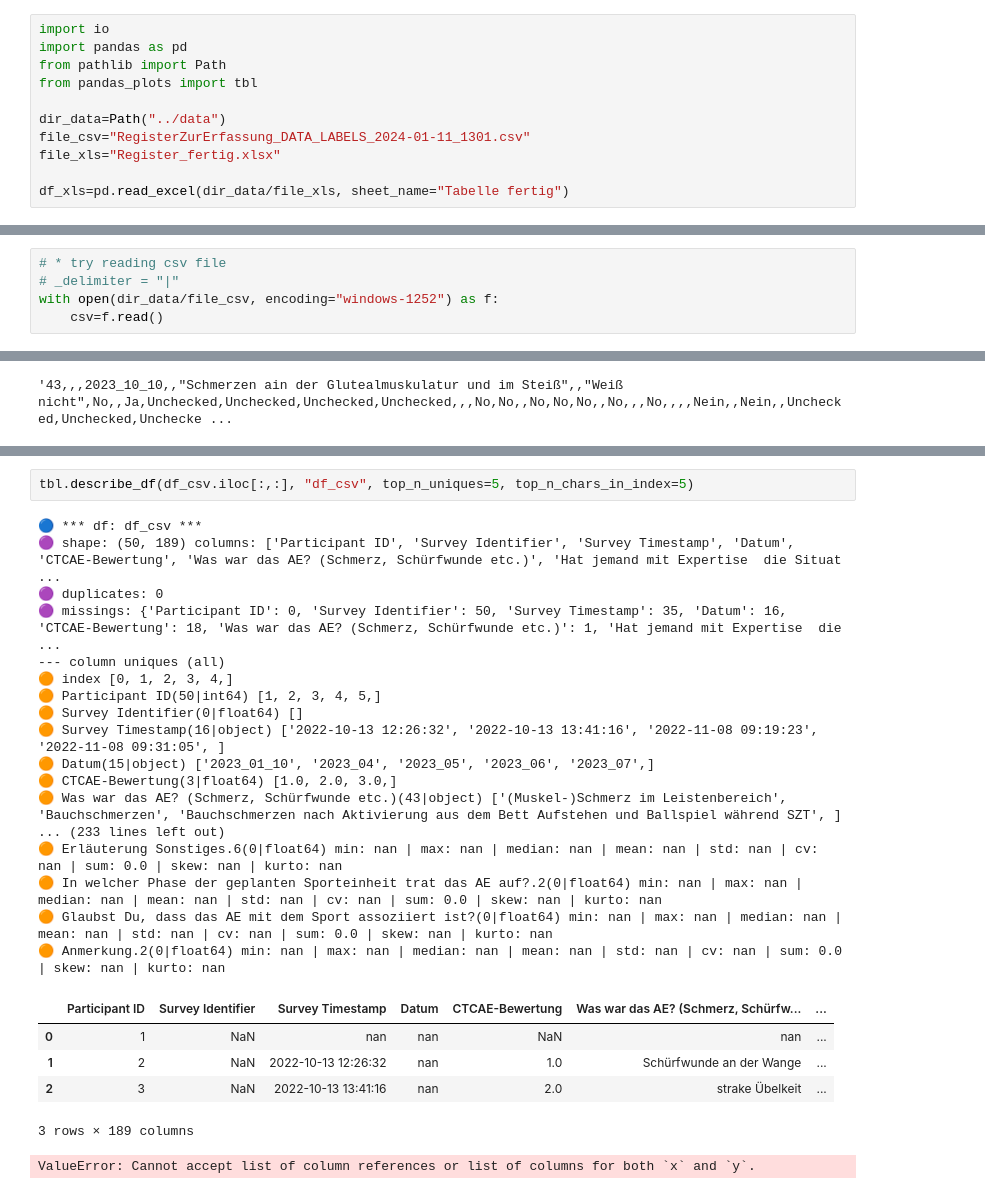
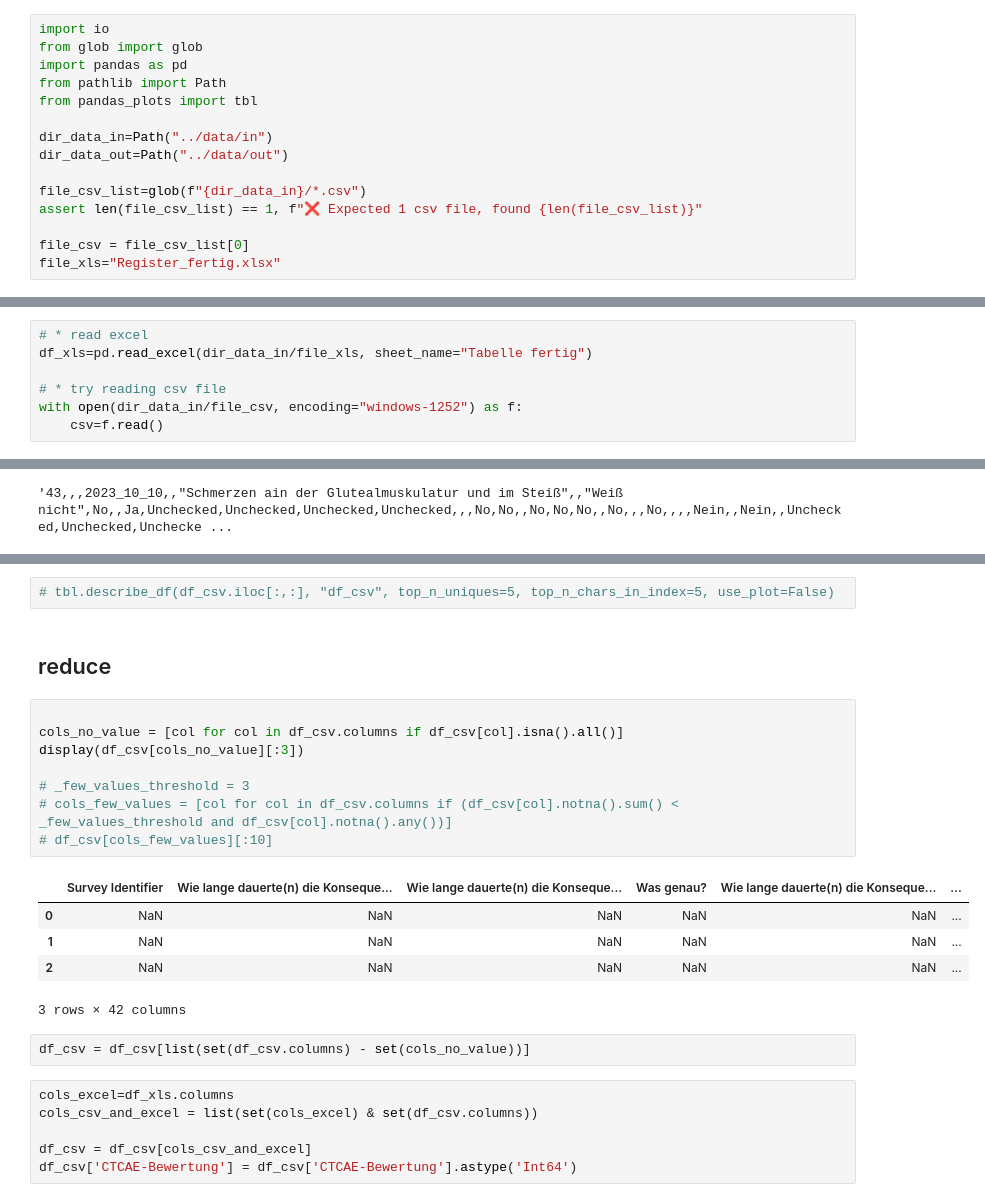
Before and after one commit to smeisegeier/sport-adverse-events, a Jupyter notebook: src/main.ipynb, the cells around one changed output, grey strips where cells are left out. Saved outputs shown, nothing was run; the diff lists cells and outputs as text.

```diff
--- a/src/main.ipynb
+++ b/src/main.ipynb
@@ -1,11 +5,15 @@
 # %%
 import io
+from glob import glob
 import pandas as pd
 from pathlib import Path
 from pandas_plots import tbl
 
-dir_data=Path("../data")
-file_csv="RegisterZurErfassung_DATA_LABELS_2024-01-11_1301.csv"
+dir_data_in=Path("../data/in")
+dir_data_out=Path("../data/out")
+
+file_csv_list=glob(f"{dir_data_in}/*.csv")
+assert len(file_csv_list) == 1, f"❌ Expected 1 csv file, found {len(file_csv_list)}"
+
+file_csv = file_csv_list[0]
 file_xls="Register_fertig.xlsx"
-
-df_xls=pd.read_excel(dir_data/file_xls, sheet_name="Tabelle fertig")
@@ -12,7 +22,9 @@ df_xls=pd.read_excel(dir_data/file_xls, sheet_name="Tabelle fertig")
 # %%
+# * read excel
+df_xls=pd.read_excel(dir_data_in/file_xls, sheet_name="Tabelle fertig")
+
 # * try reading csv file
-# _delimiter = "|"
-with open(dir_data/file_csv, encoding="windows-1252") as f:
+with open(dir_data_in/file_csv, encoding="windows-1252") as f:
     csv=f.read()
 # %%
 # Replace commas inside double quotes with semicolons
@@ -119,26 +94,26 @@ df_csv
 # %%
-tbl.describe_df(df_csv.iloc[:,:], "df_csv", top_n_uniques=5, top_n_chars_in_index=5)
+# tbl.describe_df(df_csv.iloc[:,:], "df_csv", top_n_uniques=5, top_n_chars_in_index=5, use_plot=False)
-# %% [output]
-🔵 *** df: df_csv ***
-🟣 shape: (50, 189) columns: ['Participant ID', 'Survey Identifier', 'Survey Timestamp', 'Datum', 'CTCAE-Bewertung', 'Was war das AE? (Schmerz, Schürfwunde etc.)', 'Hat jemand mit Expertise  die Situat ...
-🟣 duplicates: 0
-🟣 missings: {'Participant ID': 0, 'Survey Identifier': 50, 'Survey Timestamp': 35, 'Datum': 16, 'CTCAE-Bewertung': 18, 'Was war das AE? (Schmerz, Schürfwunde etc.)': 1, 'Hat jemand mit Expertise  die  ...
---- column uniques (all)
-🟠 index [0, 1, 2, 3, 4,]
-🟠 Participant ID(50|int64) [1, 2, 3, 4, 5,]
-🟠 Survey Identifier(0|float64) []
-🟠 Survey Timestamp(16|object) ['2022-10-13 12:26:32', '2022-10-13 13:41:16', '2022-11-08 09:19:23', '2022-11-08 09:31:05', ]
-🟠 Datum(15|object) ['2023_01_10', '2023_04', '2023_05', '2023_06', '2023_07',]
-🟠 CTCAE-Bewertung(3|float64) [1.0, 2.0, 3.0,]
-🟠 Was war das AE? (Schmerz, Schürfwunde etc.)(43|object) ['(Muskel-)Schmerz im Leistenbereich', 'Bauchschmerzen', 'Bauchschmerzen nach Aktivierung aus dem Bett Aufstehen und Ballspiel während SZT', ]
-... (233 lines left out)
-🟠 Erläuterung Sonstiges.6(0|float64) min: nan | max: nan | median: nan | mean: nan | std: nan | cv: nan | sum: 0.0 | skew: nan | kurto: nan
-🟠 In welcher Phase der geplanten Sporteinheit trat das AE auf?.2(0|float64) min: nan | max: nan | median: nan | mean: nan | std: nan | cv: nan | sum: 0.0 | skew: nan | kurto: nan
-🟠 Glaubst Du, dass das AE mit dem Sport assoziiert ist?(0|float64) min: nan | max: nan | median: nan | mean: nan | std: nan | cv: nan | sum: 0.0 | skew: nan | kurto: nan
-🟠 Anmerkung.2(0|float64) min: nan | max: nan | median: nan | mean: nan | std: nan | cv: nan | sum: 0.0 | skew: nan | kurto: nan
-|  | Participant ID | Survey Identifier | Survey Timestamp | Datum | CTCAE-Bewertung | Was war das AE? (Schmerz, Schürfw... | ... |
-| 0 | 1 | NaN | nan | nan | NaN | nan | ... |
-| 1 | 2 | NaN | 2022-10-13 12:26:32 | nan | 1.0 | Schürfwunde an der Wange | ... |
-| 2 | 3 | NaN | 2022-10-13 13:41:16 | nan | 2.0 | strake Übelkeit | ... |
-3 rows × 189 columns
-ValueError: Cannot accept list of column references or list of columns for both `x` and `y`.
+# %% [markdown]
+## reduce
+# %%
+
+cols_no_value = [col for col in df_csv.columns if df_csv[col].isna().all()]
+display(df_csv[cols_no_value][:3])
+
+# _few_values_threshold = 3
+# cols_few_values = [col for col in df_csv.columns if (df_csv[col].notna().sum() < _few_values_threshold and df_csv[col].notna().any())]
+# df_csv[cols_few_values][:10]
+# %% [output]
+|  | Survey Identifier | Wie lange dauerte(n) die Konseque... | Wie lange dauerte(n) die Konseque... | Was genau? | Wie lange dauerte(n) die Konseque... | ... |
+| 0 | NaN | NaN | NaN | NaN | NaN | ... |
+| 1 | NaN | NaN | NaN | NaN | NaN | ... |
+| 2 | NaN | NaN | NaN | NaN | NaN | ... |
+3 rows × 42 columns
+# %%
+df_csv = df_csv[list(set(df_csv.columns) - set(cols_no_value))]
+# %%
+cols_excel=df_xls.columns
+cols_csv_and_excel = list(set(cols_excel) & set(df_csv.columns))
+
+df_csv = df_csv[cols_csv_and_excel]
+df_csv['CTCAE-Bewertung'] = df_csv['CTCAE-Bewertung'].astype('Int64')
```
Also changed, not shown: parts of 7 cells of this notebook, 3 other files.
